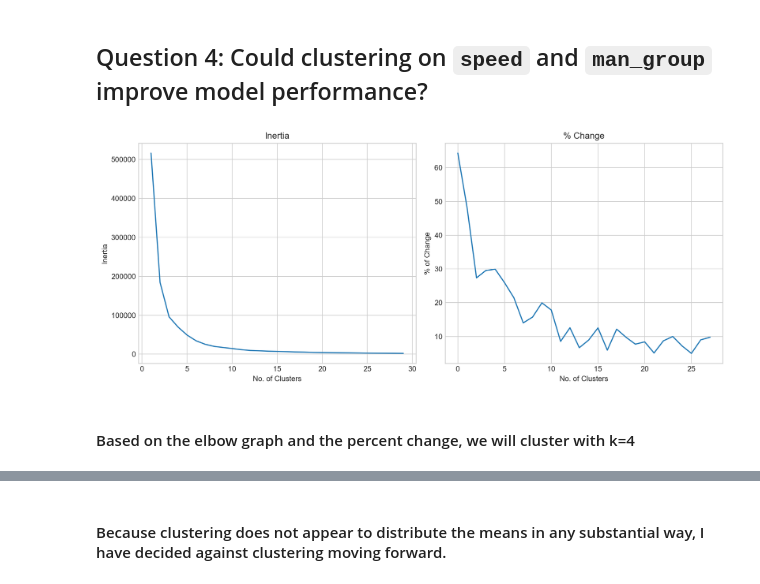
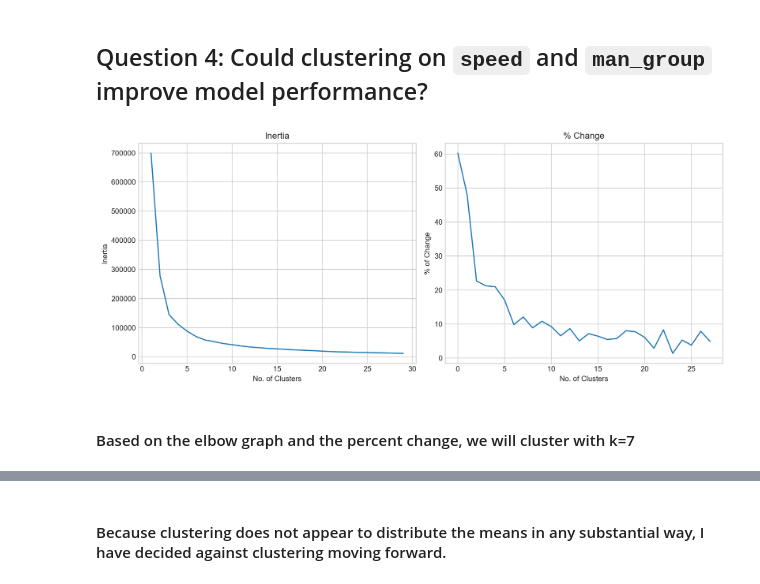
Before and after one commit to Is0metry/individual-project, a Jupyter notebook: final_report.ipynb, the cells around one changed output, grey strips where cells are left out. Drawn from its saved outputs; the diff is of its cells as text; code cells hidden in the pictures.

```diff
--- a/final_report.ipynb
+++ b/final_report.ipynb
@@ -154,8 +178,8 @@ With a correlation coefficient of 0.69, we can assume a positive correlation bet
 # %% [markdown]
 ## Question 4: Could clustering on `speed` and `man_group` improve model performance?
 # %%
-e.generate_elbow(train[['speed','num_inversions']])
+e.generate_elbow(train[['speed','height','num_inversions']])
 # %% [output]
-[figure, old version]
+[figure, new version]
 # %% [markdown]
-#### Based on the elbow graph and the percent change, we will cluster with k=4
+#### Based on the elbow graph and the percent change, we will cluster with k=7
```
Also changed, not shown: parts of 18 cells of this notebook, 3 other files.
